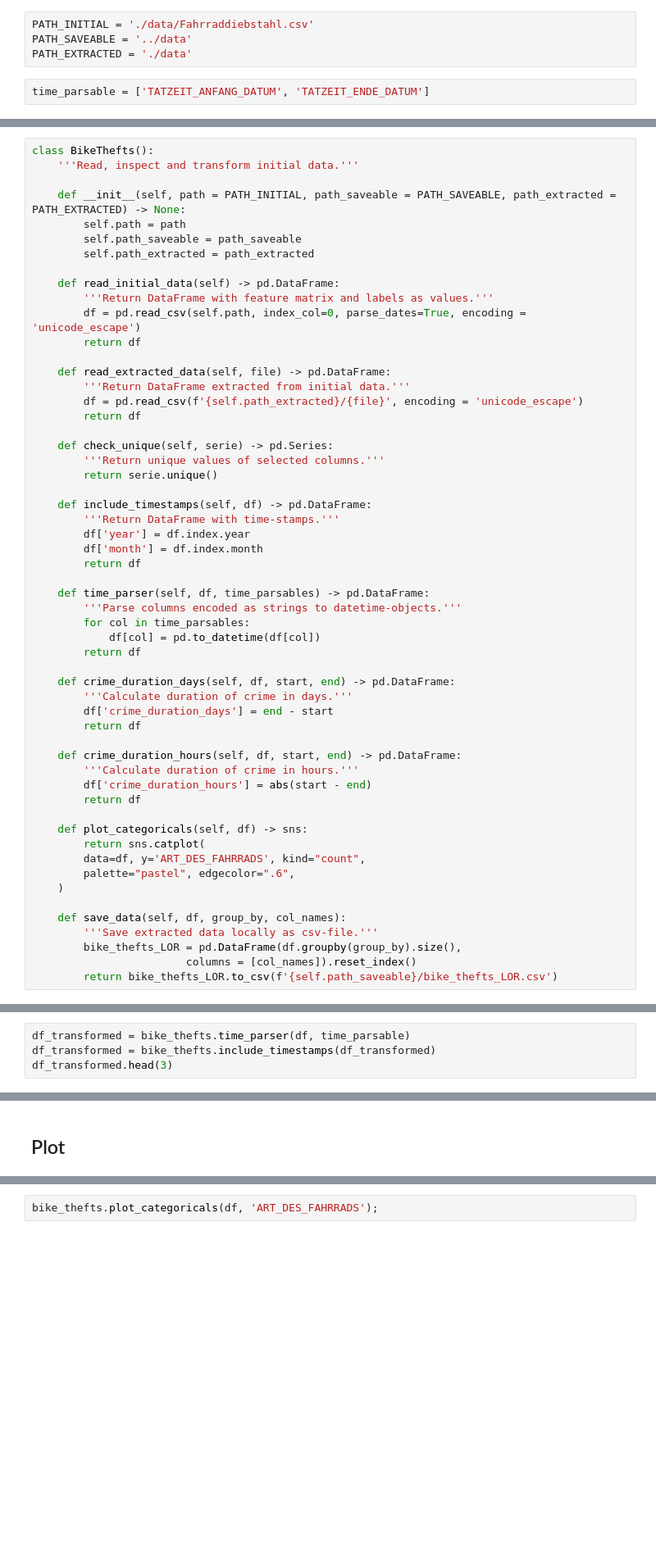
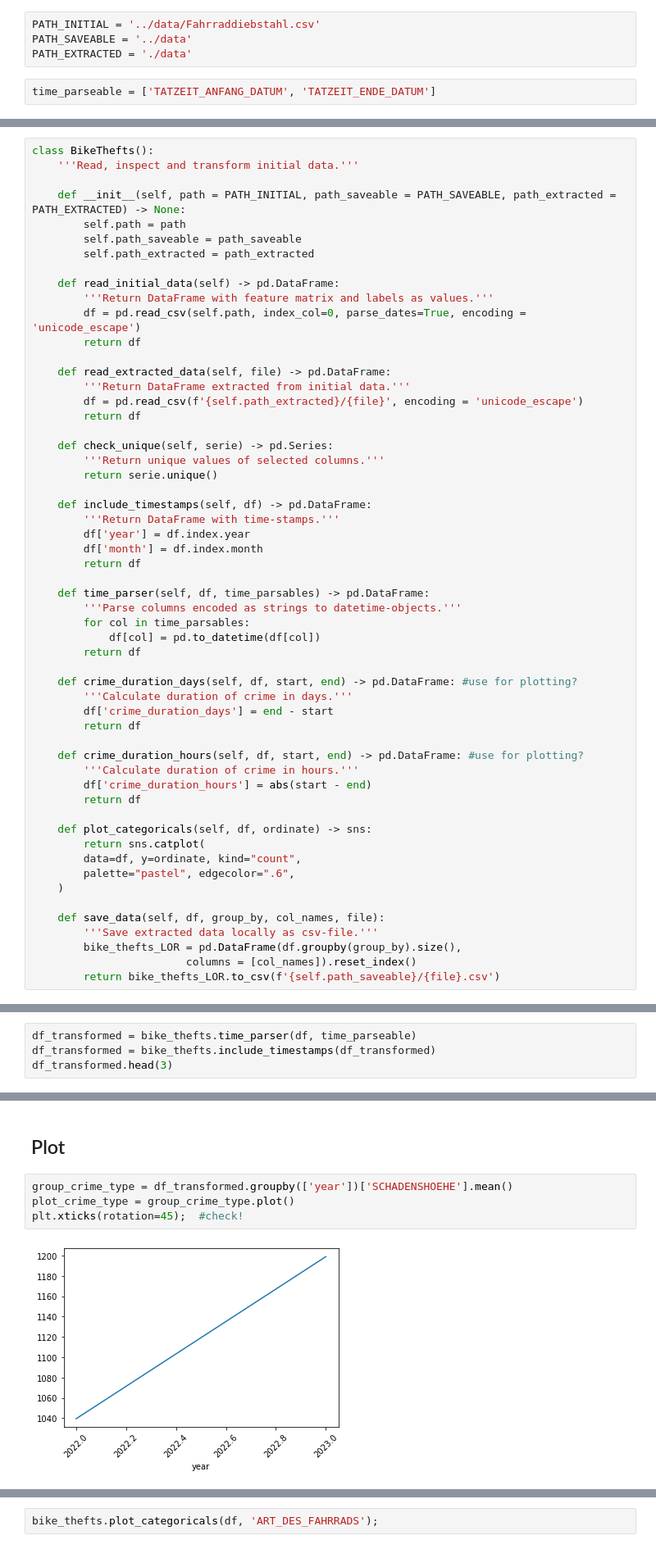
Before and after one commit to cpumarfrohberg/analyze_bike_thefts, a Jupyter notebook: EDA/bike_thefts.ipynb, the cells around one changed output, grey strips where cells are left out. Shown at 82% size. Drawn from its saved outputs; the diff is of its cells as text; blank space fills up the shorter version.

Commit message:
add first version of plots

```diff
--- a/EDA/bike_thefts.ipynb
+++ b/EDA/bike_thefts.ipynb
@@ -15,9 +11,9 @@ ModuleNotFoundError: No module named 'utils'
 # %%
-PATH_INITIAL = './data/Fahrraddiebstahl.csv'
+PATH_INITIAL = '../data/Fahrraddiebstahl.csv'
 PATH_SAVEABLE = '../data'
 PATH_EXTRACTED = './data'
 # %%
-time_parsable = ['TATZEIT_ANFANG_DATUM', 'TATZEIT_ENDE_DATUM']
+time_parseable = ['TATZEIT_ANFANG_DATUM', 'TATZEIT_ENDE_DATUM']
 # %% [markdown]
 ## Prep data inspection
 # %%
@@ -55,27 +51,27 @@ class BikeThefts():
             df[col] = pd.to_datetime(df[col])
         return df
 
-    def crime_duration_days(self, df, start, end) -> pd.DataFrame:
+    def crime_duration_days(self, df, start, end) -> pd.DataFrame: #use for plotting?
         '''Calculate duration of crime in days.'''
         df['crime_duration_days'] = end - start
         return df
 
-    def crime_duration_hours(self, df, start, end) -> pd.DataFrame:
+    def crime_duration_hours(self, df, start, end) -> pd.DataFrame: #use for plotting?
         '''Calculate duration of crime in hours.'''
         df['crime_duration_hours'] = abs(start - end)
         return df
 
-    def plot_categoricals(self, df) -> sns:
+    def plot_categoricals(self, df, ordinate) -> sns:
         return sns.catplot(
-        data=df, y='ART_DES_FAHRRADS', kind="count",
+        data=df, y=ordinate, kind="count",
         palette="pastel", edgecolor=".6",
     )
 
-    def save_data(self, df, group_by, col_names):
+    def save_data(self, df, group_by, col_names, file):
         '''Save extracted data locally as csv-file.'''
         bike_thefts_LOR = pd.DataFrame(df.groupby(group_by).size(),
                         columns = [col_names]).reset_index()
-        return bike_thefts_LOR.to_csv(f'{self.path_saveable}/bike_thefts_LOR.csv')
+        return bike_thefts_LOR.to_csv(f'{self.path_saveable}/{file}.csv')
 # %% [markdown]
 ## Inspect
 # %%
@@ -150,7 +144,7 @@ array(['Sonstiger schwerer Diebstahl von Fahrrädern',
 # %% [markdown]
 ## Transform
 # %%
-df_transformed = bike_thefts.time_parser(df, time_parsable)
+df_transformed = bike_thefts.time_parser(df, time_parseable)
 df_transformed = bike_thefts.include_timestamps(df_transformed)
 df_transformed.head(3)
 # %% [output]
@@ -219,5 +207,11 @@ Int64Index([2022, 2023, 2022, 2023, 2022, 2023, 2022, 2023, 2022, 2023,
 # %% [markdown]
 ## Plot
+# %%
+group_crime_type = df_transformed.groupby(['year'])['SCHADENSHOEHE'].mean()
+plot_crime_type = group_crime_type.plot()
+plt.xticks(rotation=45);  #check!
+# %% [output]
+[figure, added]
 # %% [markdown]
 Plan:
 - parse relevant time-related cols to datetime so that you can calculate time periods. Done
```
Also changed, not shown: parts of 34 cells of this notebook, 1 other file.
